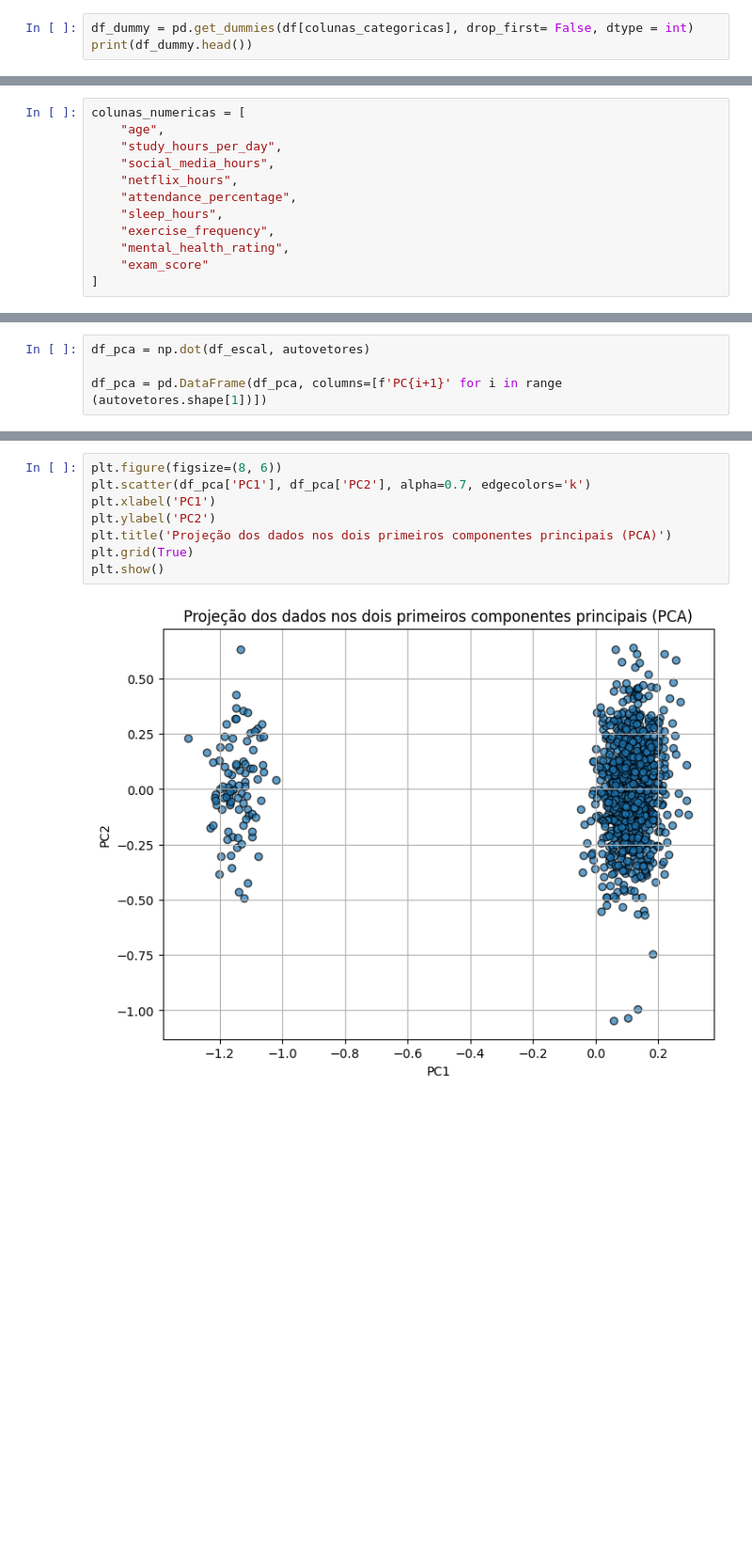
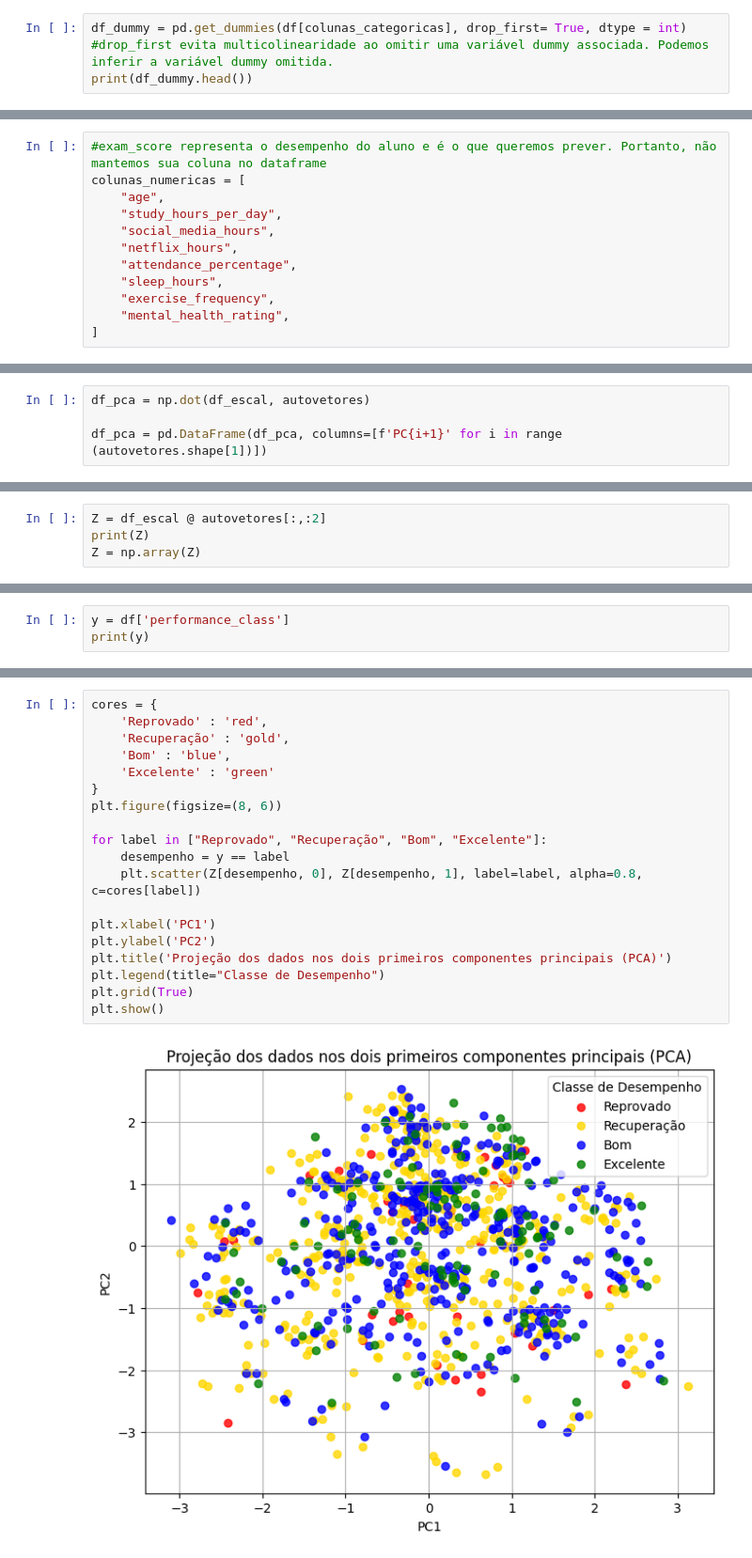
Before and after one commit to MRGdSFS/HW1----ICA-2025.2, a Jupyter notebook: notebooks/04_implementacao_pca_multi.ipynb, the cells around one changed output, grey strips where cells are left out. Shown at 94% size. Saved outputs shown, nothing was run; the diff lists cells and outputs as text; blank space fills up the shorter version.

```diff
--- a/notebooks/04_implementacao_pca_multi.ipynb
+++ b/notebooks/04_implementacao_pca_multi.ipynb
@@ -64,6 +66,7 @@ colunas_categoricas = [
     "extracurricular_participation"
 ]
 # %%
-df_dummy = pd.get_dummies(df[colunas_categoricas], drop_first= False, dtype = int)
+df_dummy = pd.get_dummies(df[colunas_categoricas], drop_first= True, dtype = int)
+#drop_first evita multicolinearidade ao omitir uma variável dummy associada. Podemos inferir a variável dummy omitida.
 print(df_dummy.head())
 # %% [output]
@@ -87,6 +90,7 @@ print(df_dummy.head())
 # %% [markdown]
 Com os valores substituídos por 0s e 1s em variáveis mais específicas, juntamos os valores numéricos e categóricos novamente ao dataframe.
 # %%
+#exam_score representa o desempenho do aluno e é o que queremos prever. Portanto, não mantemos sua coluna no dataframe
 colunas_numericas = [
     "age",
     "study_hours_per_day",
@@ -96,6 +100,5 @@ colunas_numericas = [
     "sleep_hours",
     "exercise_frequency",
     "mental_health_rating",
-    "exam_score"
 ]
 # %%
@@ -280,0 +292,4 @@ print(df_pca.head())
+# %%
+Z = df_escal @ autovetores[:,:2]
+print(Z)
+Z = np.array(Z)
@@ -280,0 +311,3 @@ print(df_pca.head())
+# %%
+y = df['performance_class']
+print(y)
@@ -281,10 +327,21 @@ print(df_pca.head())
 # %%
+cores = {
+    'Reprovado' : 'red',
+    'Recuperação' : 'gold',
+    'Bom' : 'blue',
+    'Excelente' : 'green'
+}
 plt.figure(figsize=(8, 6))
-plt.scatter(df_pca['PC1'], df_pca['PC2'], alpha=0.7, edgecolors='k')
+
+for label in ["Reprovado", "Recuperação", "Bom", "Excelente"]:
+    desempenho = y == label
+    plt.scatter(Z[desempenho, 0], Z[desempenho, 1], label=label, alpha=0.8, c=cores[label])
+
 plt.xlabel('PC1')
 plt.ylabel('PC2')
 plt.title('Projeção dos dados nos dois primeiros componentes principais (PCA)')
+plt.legend(title="Classe de Desempenho")
 plt.grid(True)
 plt.show()
 # %% [output]
-[figure, old version]
+[figure, new version]
```
Also changed, not shown: parts of 17 cells of this notebook.
